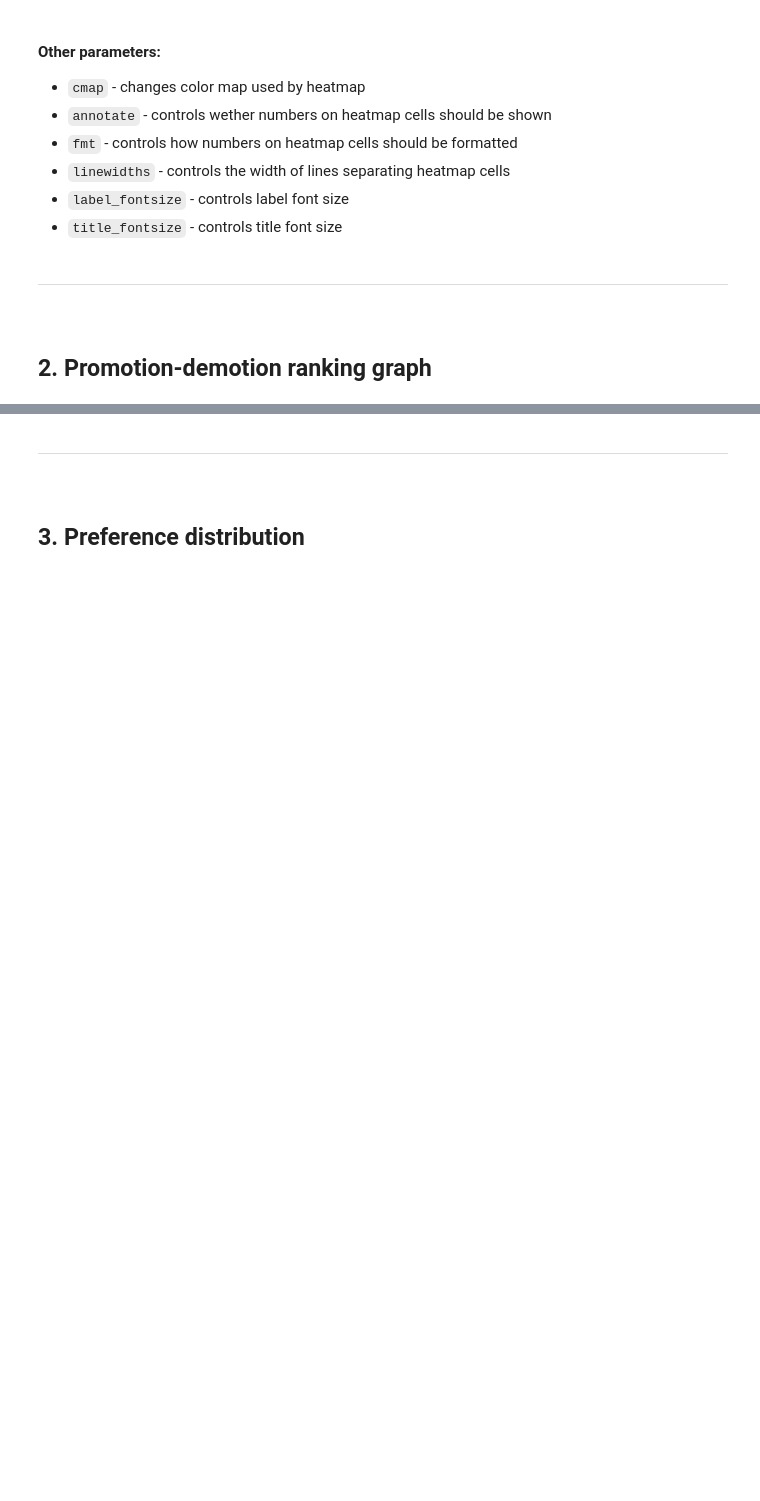
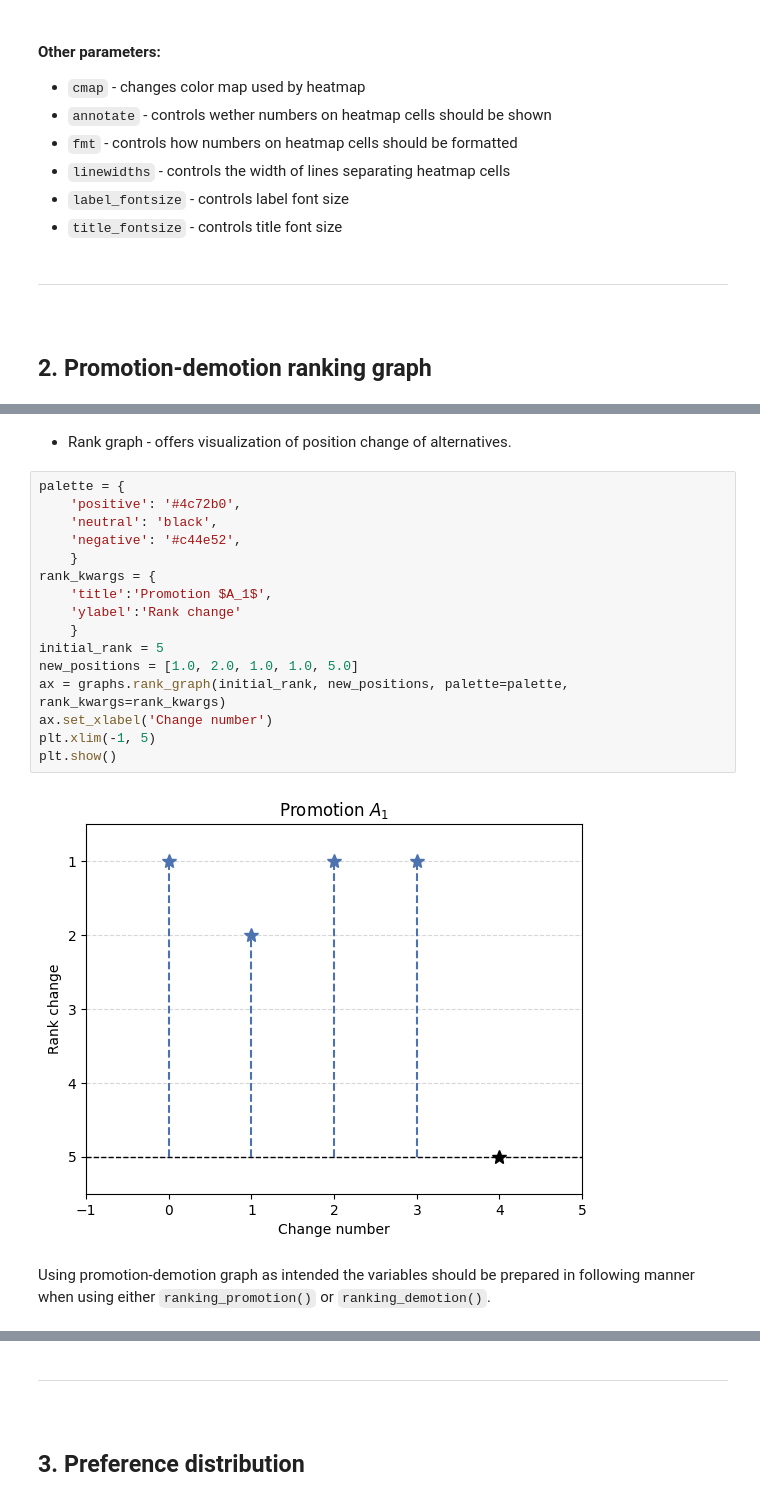
Before and after one commit to jwieckowski/pysensmcda, a Jupyter notebook: examples/graphs_examples.ipynb, the cells around one changed output, grey strips where cells are left out. Cells and saved outputs as stored; diff of their text form; blank space fills up the shorter version.

```diff
--- a/examples/graphs_examples.ipynb
+++ b/examples/graphs_examples.ipynb
@@ -74,0 +95,22 @@ plt.show()
+# %% [markdown]
+- Rank graph - offers visualization of position change of alternatives.
+# %%
+palette = {
+    'positive': '#4c72b0',
+    'neutral': 'black',
+    'negative': '#c44e52',
+    }
+rank_kwargs = {
+    'title':'Promotion $A_1$',
+    'ylabel':'Rank change'
+    }
+initial_rank = 5
+new_positions = [1.0, 2.0, 1.0, 1.0, 5.0]
+ax = graphs.rank_graph(initial_rank, new_positions, palette=palette, rank_kwargs=rank_kwargs)
+ax.set_xlabel('Change number')
+plt.xlim(-1, 5)
+plt.show()
+# %% [output]
+[figure, added]
+# %% [markdown]
+Using promotion-demotion graph as intended the variables should be prepared in following manner when using either `ranking_promotion()` or `ranking_demotion()`.
```
Also changed, not shown: parts of 33 cells of this notebook, 1 other file.
